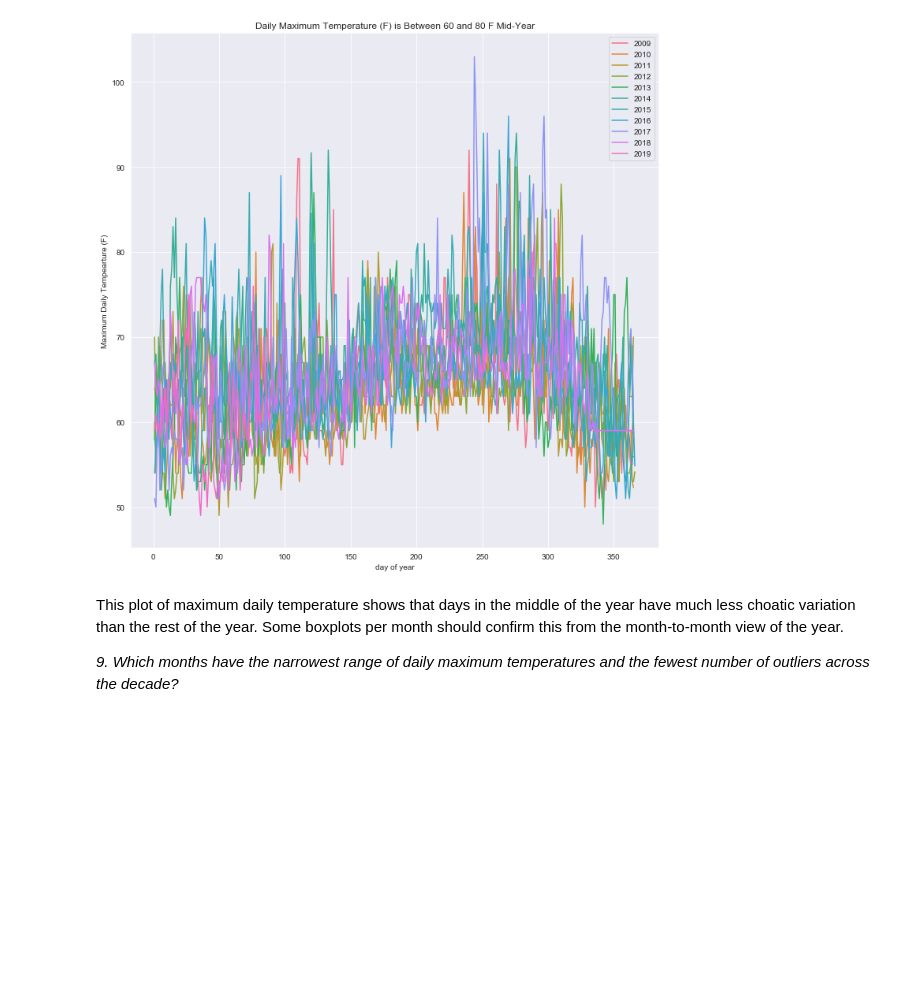
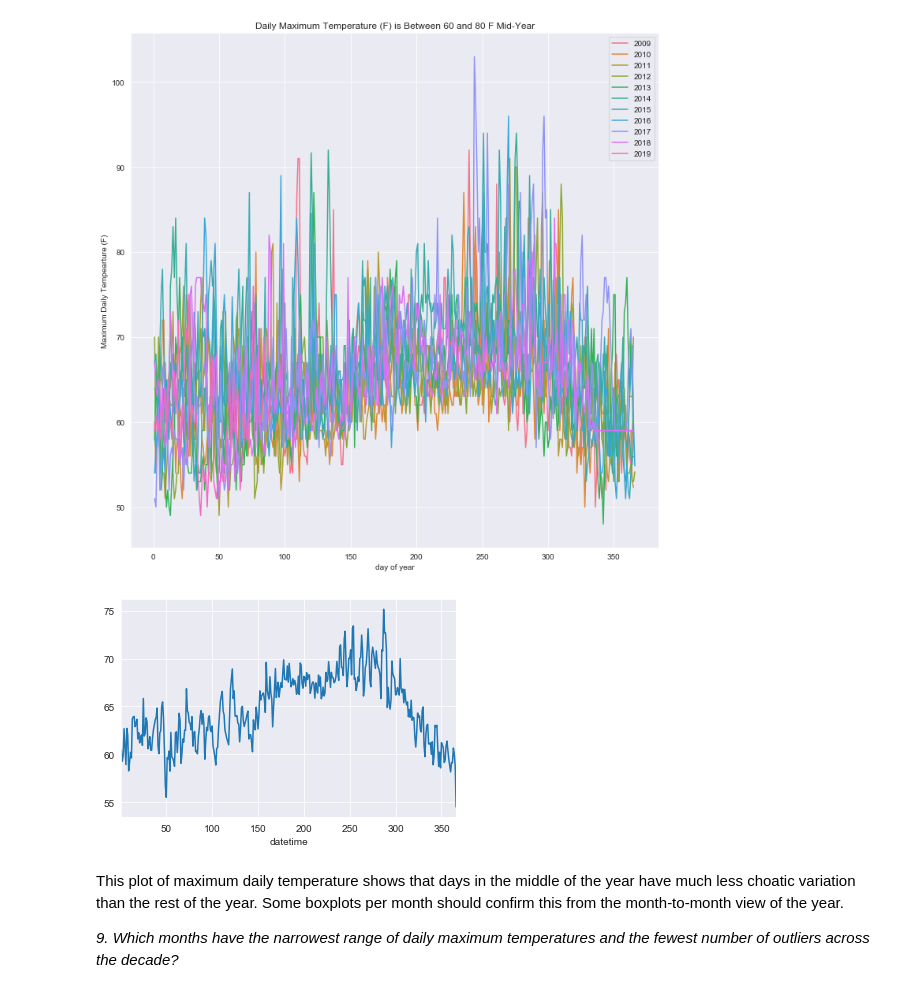
Before and after one commit to jefftrevino/Springboard, a Jupyter notebook: capstone1montereyWeather/exploratory_data_visualization.ipynb, the cells around one changed output. Cells and saved outputs as stored; diff of their text form; code cells hidden in the pictures; blank space fills up the shorter version.

```diff
--- a/capstone1montereyWeather/exploratory_data_visualization.ipynb
+++ b/capstone1montereyWeather/exploratory_data_visualization.ipynb
@@ -237,6 +237,13 @@ plt.legend()
 plt.show()
 # %% [output]
 [figure]
+# %%
+x = df
+x = x.groupby(df.index.dayofyear)['DailyMaximumDryBulbTemperature'].mean().plot()
+
+# overlay max, min, mean
+# %% [output]
+[figure, added]
 # %% [markdown]
 This plot of maximum daily temperature shows that days in the middle of the year have much less choatic variation than the rest of the year. Some boxplots per month should confirm this from the month-to-month view of the year.
 
```
